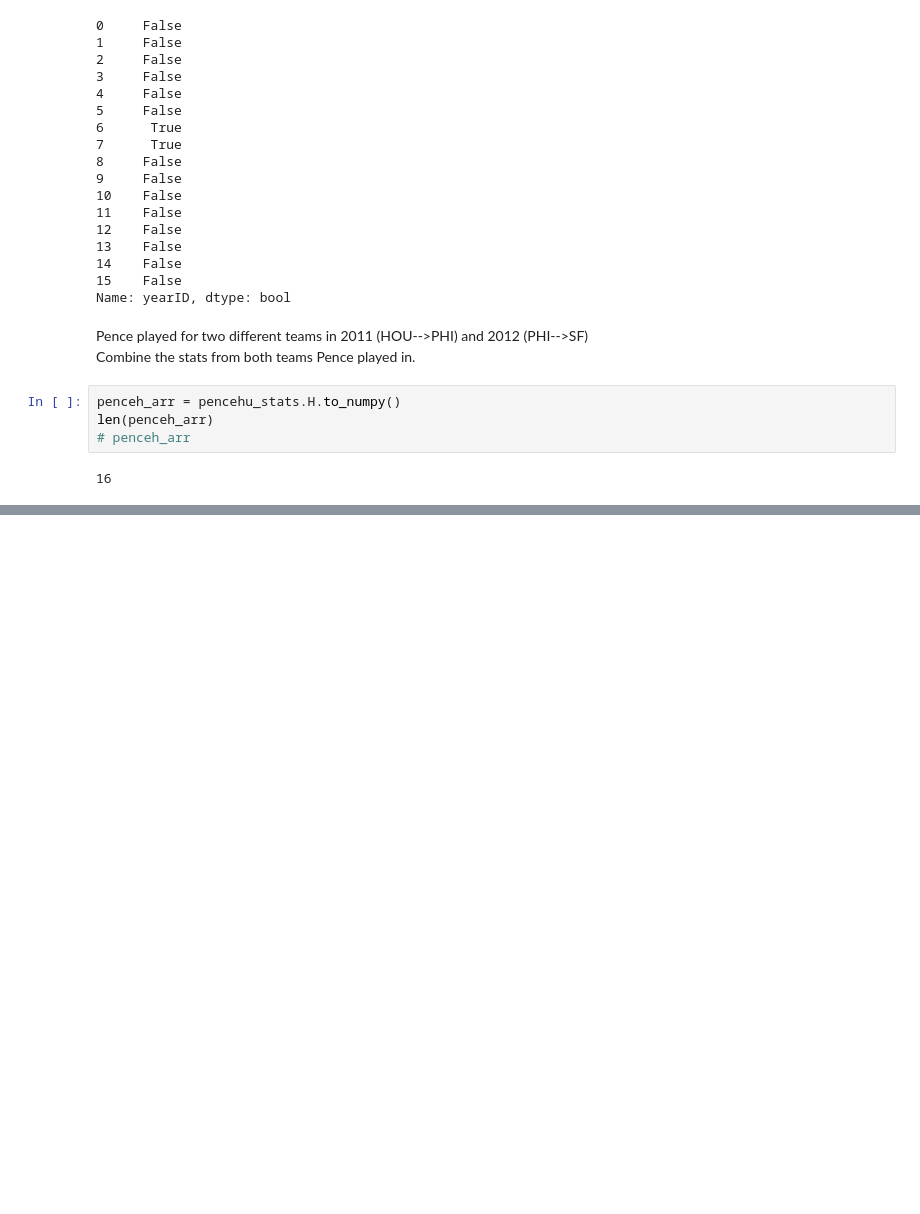
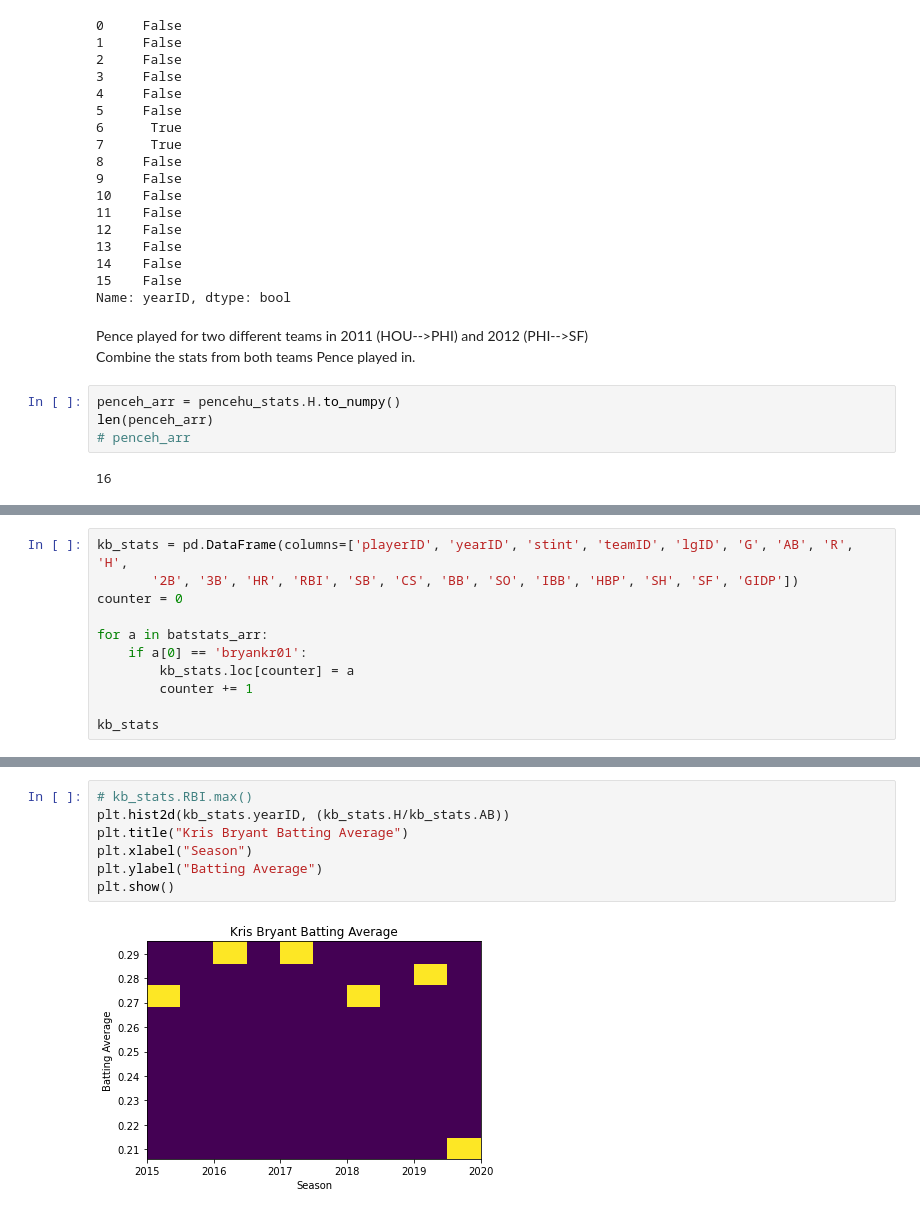
Before and after one commit to matthewjchin/baseballstats, a Jupyter notebook: Slug_Datavis.ipynb, the cells around one changed output, grey strips where cells are left out. Saved outputs shown, nothing was run; the diff lists cells and outputs as text; blank space fills up the shorter version.

Commit message:
more dataviz on other players

```diff
--- a/Slug_Datavis.ipynb
+++ b/Slug_Datavis.ipynb
@@ -213,0 +218,11 @@ count = 0
+# %%
+kb_stats = pd.DataFrame(columns=['playerID', 'yearID', 'stint', 'teamID', 'lgID', 'G', 'AB', 'R', 'H',
+       '2B', '3B', 'HR', 'RBI', 'SB', 'CS', 'BB', 'SO', 'IBB', 'HBP', 'SH', 'SF', 'GIDP'])
+counter = 0
+
+for a in batstats_arr:
+    if a[0] == 'bryankr01':
+        kb_stats.loc[counter] = a
+        counter += 1
+
+kb_stats
@@ -213,0 +250,9 @@ count = 0
+# %%
+# kb_stats.RBI.max()
+plt.hist2d(kb_stats.yearID, (kb_stats.H/kb_stats.AB))
+plt.title("Kris Bryant Batting Average")
+plt.xlabel("Season")
+plt.ylabel("Batting Average")
+plt.show()
+# %% [output]
+[figure, added]
```
Also changed, not shown: parts of 6 cells of this notebook.
